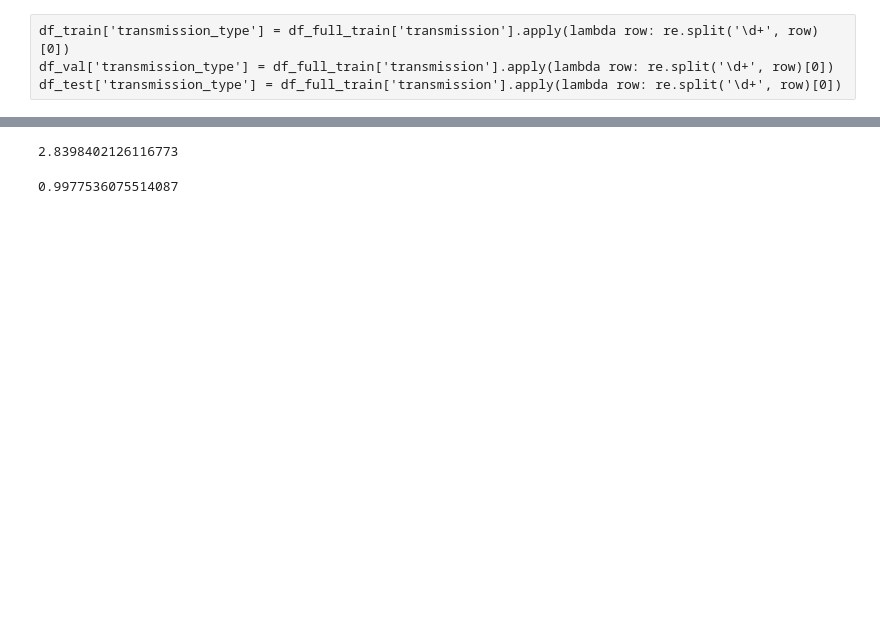
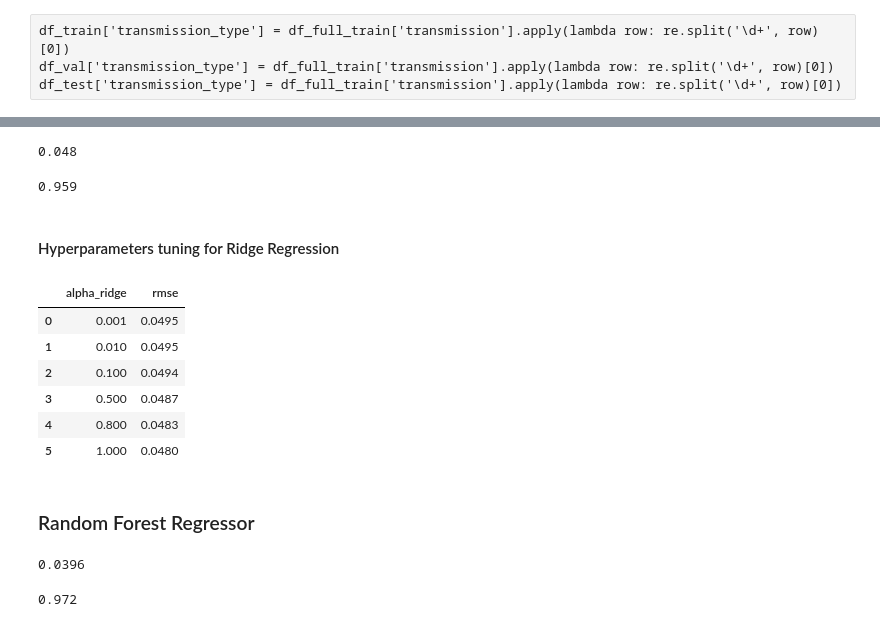
Before and after one commit to DZorikhin/co2_emissions, a Jupyter notebook: notebook.ipynb, the cells around one changed output, grey strips where cells are left out. Cells and saved outputs as stored; diff of their text form; code cells hidden in the pictures; blank space fills up the shorter version.

```diff
--- a/notebook.ipynb
+++ b/notebook.ipynb
@@ -338,0 +358,3 @@ df_test = df_test[selected_f].reset_index(drop=True)
+# %%
+y_train = np.log1p(y_train)
+y_val = np.log1p(y_val)
@@ -364,0 +390,42 @@ rf_predict = rf_model.predict(X_val)
+# %%
+rr_model = Ridge()
+rr_model.fit(X_train, y_train)
+
+rr_predict = rr_model.predict(X_val)
+# %%
+rr_rmse = round(mean_squared_error(y_val, rr_predict, squared=False), 4)
+rr_rmse
+# %% [output]
+0.048
+# %%
+rr_score = round(rr_model.score(X_val, y_val), 3)
+rr_score
+# %% [output]
+0.959
+# %% [markdown]
+#### Hyperparameters tuning for Ridge Regression
+# %%
+scores = []
+
+for a in (0.001, 0.01, 0.1, 0.5, 0.8, 1.0):
+    rr_model = Ridge(alpha=a)
+    rr_model.fit(X_train, y_train)
+
+    rr_predict = rr_model.predict(X_val)
+
+    rr_rmse = round(mean_squared_error(y_val, rr_predict, squared=False), 4)
+    scores.append((a, rr_rmse))
+# %%
+columns = ['alpha_ridge', 'rmse']
+df_scores_rr = pd.DataFrame(scores, columns=columns)
+df_scores_rr
+# %% [output]
+|  | alpha_ridge | rmse |
+| 0 | 0.001 | 0.0495 |
+| 1 | 0.010 | 0.0495 |
+| 2 | 0.100 | 0.0494 |
+| 3 | 0.500 | 0.0487 |
+| 4 | 0.800 | 0.0483 |
+| 5 | 1.000 | 0.0480 |
+# %% [markdown]
+### Random Forest Regressor
@@ -365,8 +437,10 @@ rf_predict = rf_model.predict(X_val)
 # %%
-mean_squared_error(y_val, rf_predict, squared=False)
+rf_rmse = round(mean_squared_error(y_val, rf_predict, squared=False), 4)
+rf_rmse
 # %% [output]
-2.8398402126116773
+0.0396
 # %%
-rf_model.score(X_val, y_val)
+rf_score = round(rf_model.score(X_val, y_val), 3)
+rf_score
 # %% [output]
-0.9977536075514087
+0.972
```
Also changed, not shown: parts of 22 cells of this notebook.
